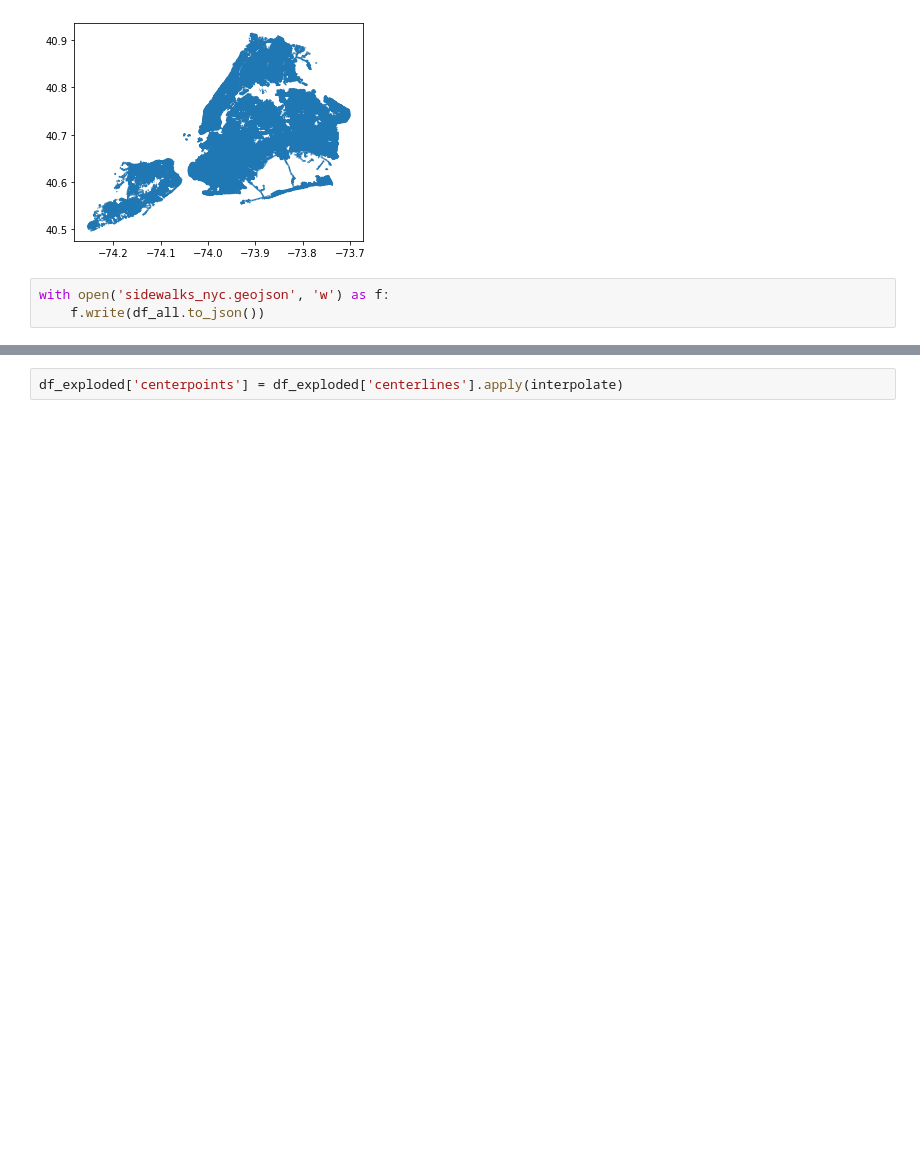
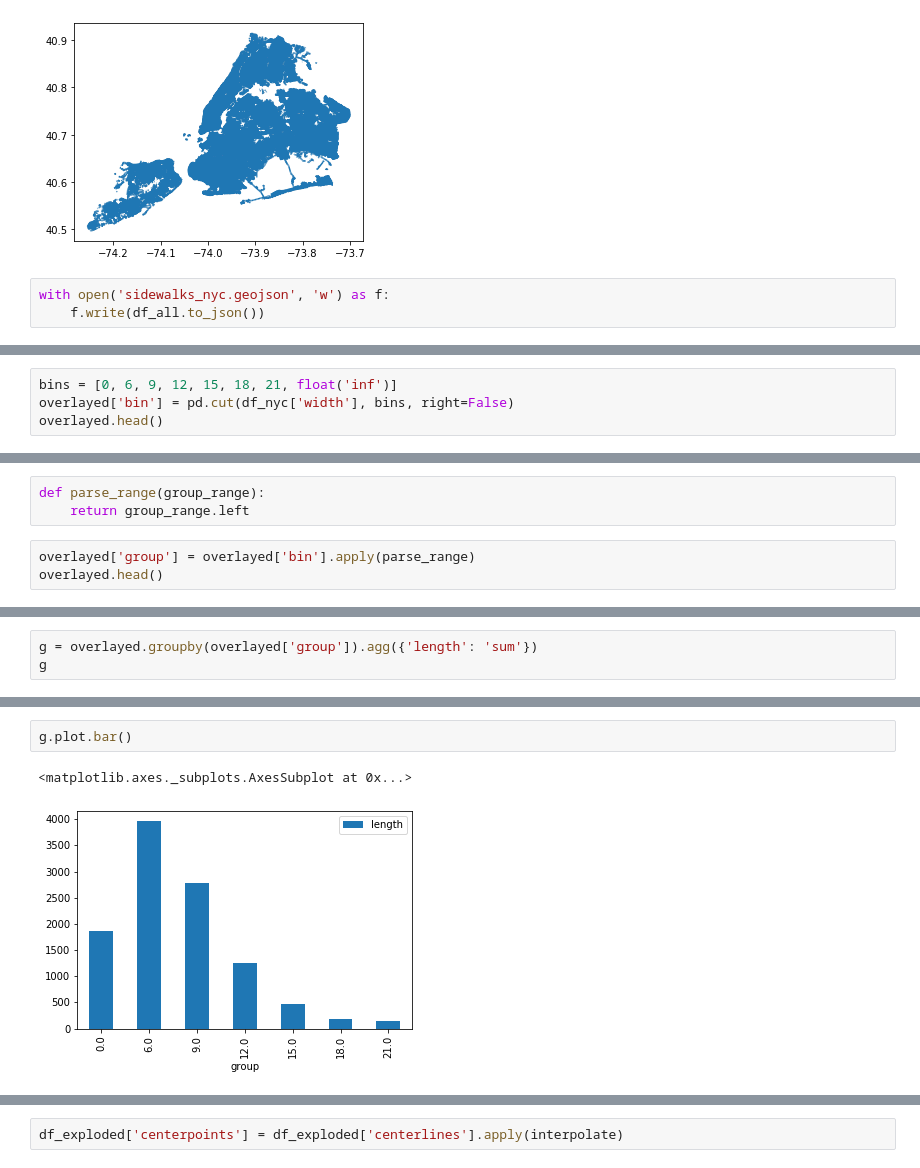
Before and after one commit to meliharvey/sidewalkwidths-nyc, a Jupyter notebook: notebooks/sidewalks.ipynb, the cells around one changed output, grey strips where cells are left out. Drawn from its saved outputs; the diff is of its cells as text; blank space fills up the shorter version.

```diff
--- a/notebooks/sidewalks.ipynb
+++ b/notebooks/sidewalks.ipynb
@@ -268,0 +335,4 @@ with open('sidewalks_nyc.geojson', 'w') as f:
+# %%
+bins = [0, 6, 9, 12, 15, 18, 21, float('inf')]
+overlayed['bin'] = pd.cut(df_nyc['width'], bins, right=False)
+overlayed.head()
@@ -268,0 +346,6 @@ with open('sidewalks_nyc.geojson', 'w') as f:
+# %%
+def parse_range(group_range):
+    return group_range.left
+# %%
+overlayed['group'] = overlayed['bin'].apply(parse_range)
+overlayed.head()
@@ -268,0 +359,3 @@ with open('sidewalks_nyc.geojson', 'w') as f:
+# %%
+g = overlayed.groupby(overlayed['group']).agg({'length': 'sum'})
+g
@@ -268,0 +372,5 @@ with open('sidewalks_nyc.geojson', 'w') as f:
+# %%
+g.plot.bar()
+# %% [output]
+<matplotlib.axes._subplots.AxesSubplot at 0x...>
+[figure, added]
```
Also changed, not shown: parts of 36 cells of this notebook, 15 other files.
